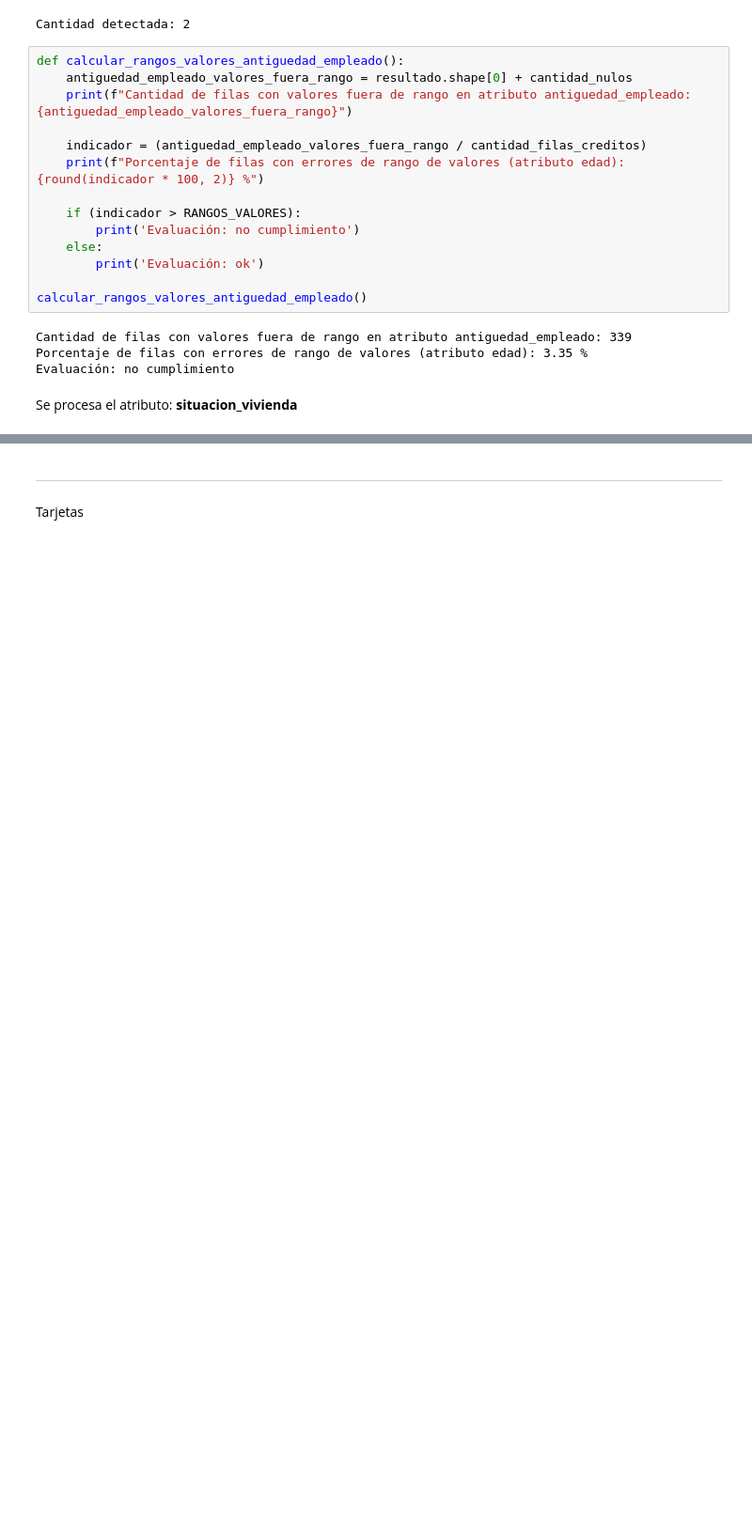
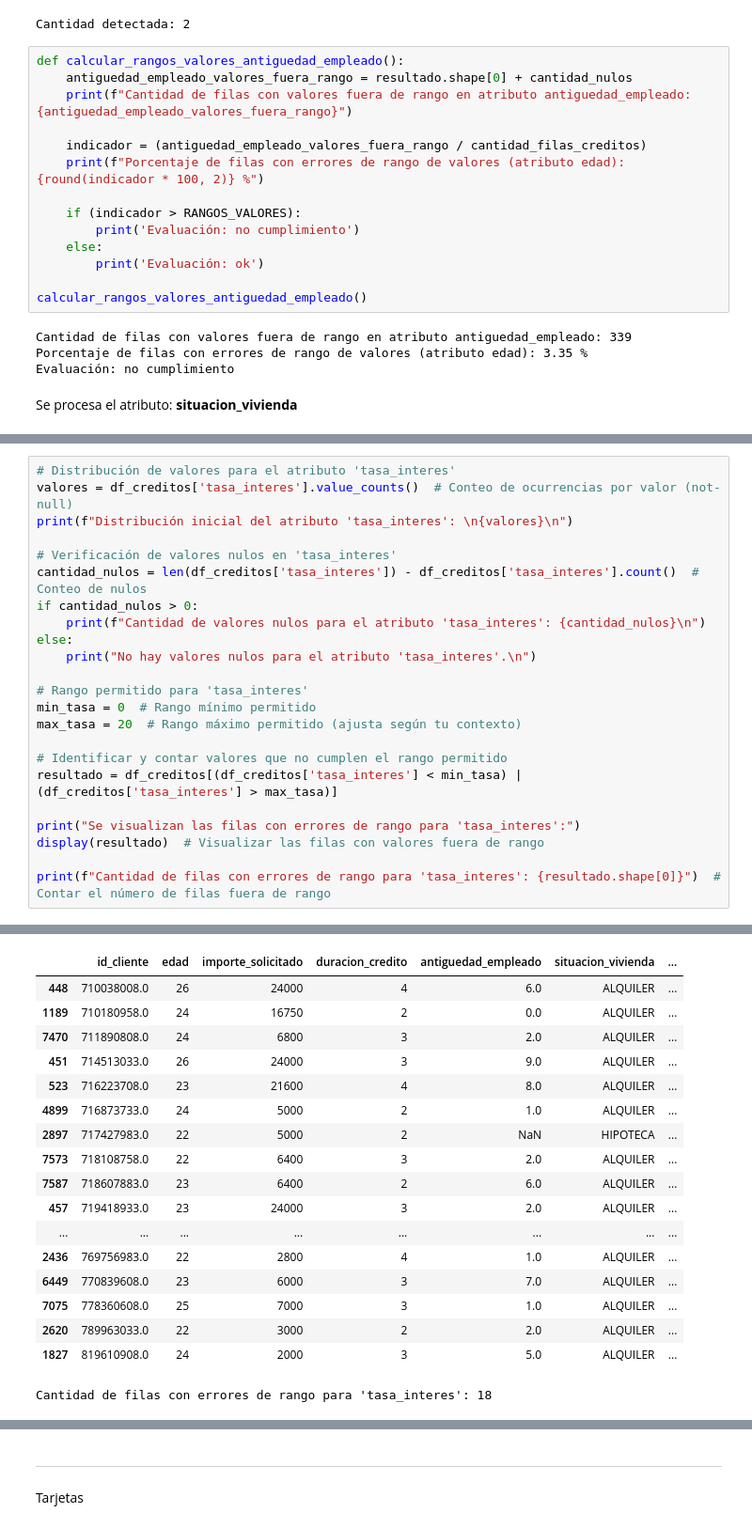
Before and after one commit to noestoy/13MBID-19032024, a Jupyter notebook: notebooks/comprension_datos/CD03-Verificacion-calidad(1).ipynb, the cells around one changed output, grey strips where cells are left out. Shown at 94% size. Cells and saved outputs as stored; diff of their text form; blank space fills up the shorter version.

```diff
--- a/notebooks/comprension_datos/CD03-Verificacion-calidad(1).ipynb
+++ b/notebooks/comprension_datos/CD03-Verificacion-calidad(1).ipynb
@@ -441,0 +476,24 @@ print(f"Cantidad detectada: {resultado.shape[0]}")
+# %%
+# Distribución de valores para el atributo 'tasa_interes'
+valores = df_creditos['tasa_interes'].value_counts()  # Conteo de ocurrencias por valor (not-null)
+print(f"Distribución inicial del atributo 'tasa_interes': \n{valores}\n")
+
+# Verificación de valores nulos en 'tasa_interes'
+cantidad_nulos = len(df_creditos['tasa_interes']) - df_creditos['tasa_interes'].count()  # Conteo de nulos
+if cantidad_nulos > 0:
+    print(f"Cantidad de valores nulos para el atributo 'tasa_interes': {cantidad_nulos}\n")
+else:
+    print("No hay valores nulos para el atributo 'tasa_interes'.\n")
+
+# Rango permitido para 'tasa_interes'
+min_tasa = 0  # Rango mínimo permitido
+max_tasa = 20  # Rango máximo permitido (ajusta según tu contexto)
+
+# Identificar y contar valores que no cumplen el rango permitido
+resultado = df_creditos[(df_creditos['tasa_interes'] < min_tasa) | (df_creditos['tasa_interes'] > max_tasa)]
+
+print("Se visualizan las filas con errores de rango para 'tasa_interes':")
+display(resultado)  # Visualizar las filas con valores fuera de rango
+
+print(f"Cantidad de filas con errores de rango para 'tasa_interes': {resultado.shape[0]}")  # Contar el número de filas fuera de rango
+# %% [output]
@@ -441,0 +518,18 @@ print(f"Cantidad detectada: {resultado.shape[0]}")
+|  | id_cliente | edad | importe_solicitado | duracion_credito | antiguedad_empleado | situacion_vivienda | ... |
+| 448 | 710038008.0 | 26 | 24000 | 4 | 6.0 | ALQUILER | ... |
+| 1189 | 710180958.0 | 24 | 16750 | 2 | 0.0 | ALQUILER | ... |
+| 7470 | 711890808.0 | 24 | 6800 | 3 | 2.0 | ALQUILER | ... |
+| 451 | 714513033.0 | 26 | 24000 | 3 | 9.0 | ALQUILER | ... |
+| 523 | 716223708.0 | 23 | 21600 | 4 | 8.0 | ALQUILER | ... |
+| 4899 | 716873733.0 | 24 | 5000 | 2 | 1.0 | ALQUILER | ... |
+| 2897 | 717427983.0 | 22 | 5000 | 2 | NaN | HIPOTECA | ... |
+| 7573 | 718108758.0 | 22 | 6400 | 3 | 2.0 | ALQUILER | ... |
+| 7587 | 718607883.0 | 23 | 6400 | 2 | 6.0 | ALQUILER | ... |
+| 457 | 719418933.0 | 23 | 24000 | 3 | 2.0 | ALQUILER | ... |
+| ... | ... | ... | ... | ... | ... | ... | ... |
+| 2436 | 769756983.0 | 22 | 2800 | 4 | 1.0 | ALQUILER | ... |
+| 6449 | 770839608.0 | 23 | 6000 | 3 | 7.0 | ALQUILER | ... |
+| 7075 | 778360608.0 | 25 | 7000 | 3 | 1.0 | ALQUILER | ... |
+| 2620 | 789963033.0 | 22 | 3000 | 2 | 2.0 | ALQUILER | ... |
+| 1827 | 819610908.0 | 24 | 2000 | 3 | 5.0 | ALQUILER | ... |
+Cantidad de filas con errores de rango para 'tasa_interes': 18
```
Also changed, not shown: parts of 14 cells of this notebook, 6 other files.
